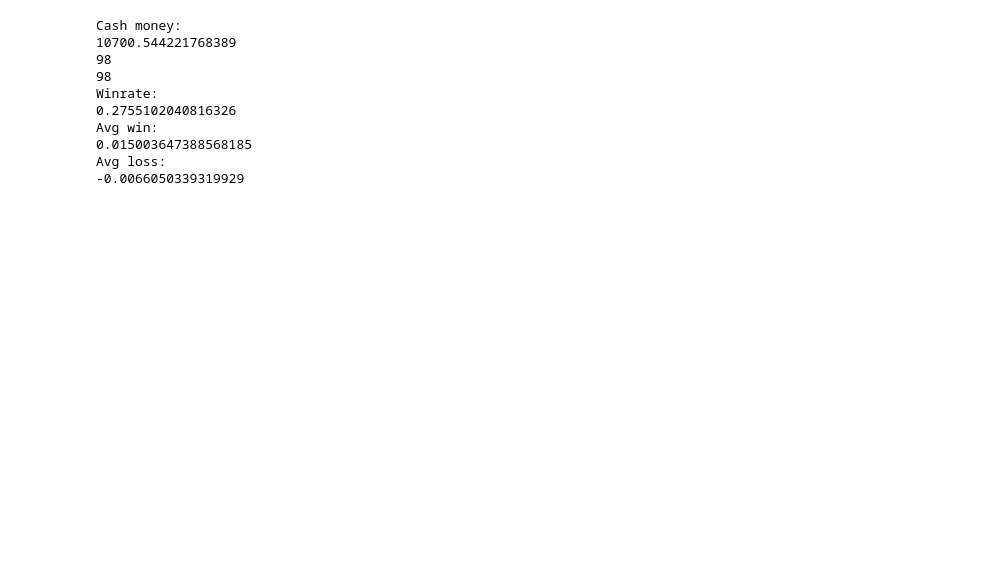
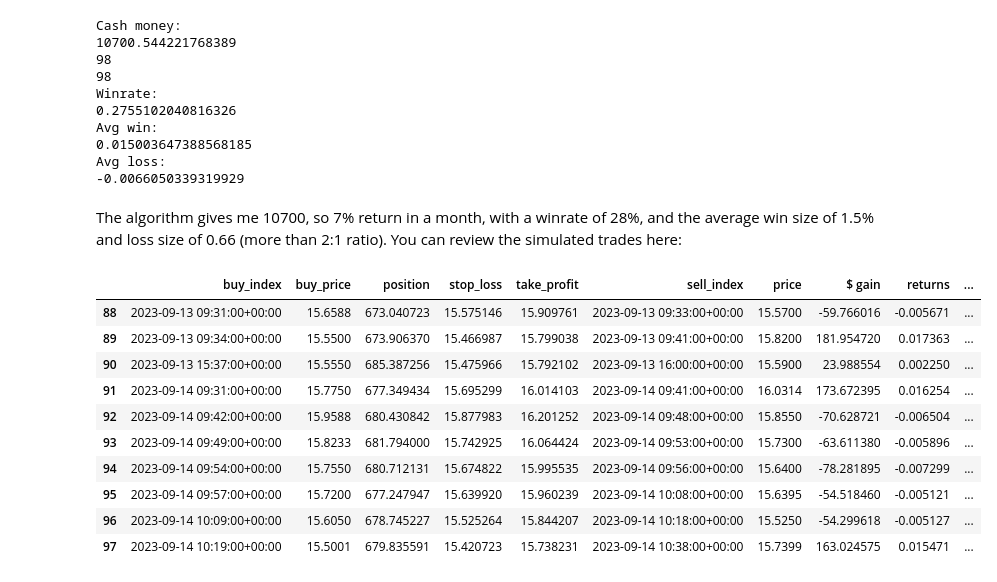
Before and after one commit to e-gluzman/algo-trading, a Jupyter notebook: trading_ml_model_showcase.ipynb, the cells around one changed output. Saved outputs shown, nothing was run; the diff lists cells and outputs as text; code cells hidden in the pictures; blank space fills up the shorter version.

```diff
--- a/trading_ml_model_showcase.ipynb
+++ b/trading_ml_model_showcase.ipynb
@@ -202,8 +184,0 @@ model_features = ['minutes_open', '30_min_bin', 'last_30_min', 'returns_vol_std_
-# %%
-# hand picked features by logic
-model_features = ['swing_high_pct_12', 'volume_macd_pct_12_100',
-       'swing_low_pct_50', 'macd_pct_26_100',
-       'swing_low_pct_100', 'swing_high_pct_100', 'vol_std_pct_100',
-       'exp_ema_pct_abs_shift_50', 'swing_high_pct_26',
-       'exp_pct_volatility_50', 'volume_macd_pct_26_100', '30_min_bin',
-       'vol_std_pct_26', 'minutes_open']
@@ -240,9 +193,0 @@ weighted avg       0.70      0.75      0.72      8577
-# %%
-# which features are most useful for our predictions?
-# for my model, the most useful features turned out to be minutes_open (how long the market has been open)
-# and the volume_macd_pct_60_150 - the MACD for 60 and 150 minutes expressed as pct.
-# this example also shows that relying solely on feature selection algorithms is not a good idea
-# as it identified three features with highly overlapping information
-# volume_macd_pct_60_150, ema_volume_vol_std_60_150 and volume_macd_60_150 are the same feature with different transformations, so its best to pick one
-pd.set_option('display.max_rows',1000)
-pd.Series(model.feature_importances_,index=model.feature_names_in_).sort_values()
@@ -327,3 +304,13 @@ Avg loss:
+# %%
+# hand picked features by logic
+model_features = [
+    'swing_high_pct_12', 'swing_low_pct_50','swing_low_pct_100', 'swing_high_pct_100','swing_high_pct_26',
+    'volume_macd_pct_12_100','volume_macd_pct_26_100', 'macd_pct_26_100',
+    'vol_std_pct_100', 'vol_std_pct_26',
+    'exp_ema_pct_abs_shift_50', 'exp_pct_volatility_50',
+    '30_min_bin', 'minutes_open'
+    ]
+model_features = model_features + ['barrier']
 # %%
 ypred, model_index,model = models.predict_barrier(hist,
                                                   features = model_features,
@@ -407,4 +383,0 @@ Avg loss:
-# %%
-# review simulated trades
-trades['date'] = trades.buy_index.apply(lambda x: x.date())
-trades.tail(50)
@@ -414,0 +384,16 @@ show_trades(hist,trades,day='2023-04-11')
+# %% [markdown]
+The algorithm gives me 10700, so 7% return in a month, with a winrate of 28%, and the average win size of 1.5% and loss size of 0.66 (more than 2:1 ratio). You can review the simulated trades here:
+# %%
+trades[0].tail(10)
+# %% [output]
+|  | buy_index | buy_price | position | stop_loss | take_profit | sell_index | price | $ gain | returns | ... |
+| 88 | 2023-09-13 09:31:00+00:00 | 15.6588 | 673.040723 | 15.575146 | 15.909761 | 2023-09-13 09:33:00+00:00 | 15.5700 | -59.766016 | -0.005671 | ... |
+| 89 | 2023-09-13 09:34:00+00:00 | 15.5500 | 673.906370 | 15.466987 | 15.799038 | 2023-09-13 09:41:00+00:00 | 15.8200 | 181.954720 | 0.017363 | ... |
+| 90 | 2023-09-13 15:37:00+00:00 | 15.5550 | 685.387256 | 15.475966 | 15.792102 | 2023-09-13 16:00:00+00:00 | 15.5900 | 23.988554 | 0.002250 | ... |
+| 91 | 2023-09-14 09:31:00+00:00 | 15.7750 | 677.349434 | 15.695299 | 16.014103 | 2023-09-14 09:41:00+00:00 | 16.0314 | 173.672395 | 0.016254 | ... |
+| 92 | 2023-09-14 09:42:00+00:00 | 15.9588 | 680.430842 | 15.877983 | 16.201252 | 2023-09-14 09:48:00+00:00 | 15.8550 | -70.628721 | -0.006504 | ... |
+| 93 | 2023-09-14 09:49:00+00:00 | 15.8233 | 681.794000 | 15.742925 | 16.064424 | 2023-09-14 09:53:00+00:00 | 15.7300 | -63.611380 | -0.005896 | ... |
+| 94 | 2023-09-14 09:54:00+00:00 | 15.7550 | 680.712131 | 15.674822 | 15.995535 | 2023-09-14 09:56:00+00:00 | 15.6400 | -78.281895 | -0.007299 | ... |
+| 95 | 2023-09-14 09:57:00+00:00 | 15.7200 | 677.247947 | 15.639920 | 15.960239 | 2023-09-14 10:08:00+00:00 | 15.6395 | -54.518460 | -0.005121 | ... |
+| 96 | 2023-09-14 10:09:00+00:00 | 15.6050 | 678.745227 | 15.525264 | 15.844207 | 2023-09-14 10:18:00+00:00 | 15.5250 | -54.299618 | -0.005127 | ... |
+| 97 | 2023-09-14 10:19:00+00:00 | 15.5001 | 679.835591 | 15.420723 | 15.738231 | 2023-09-14 10:38:00+00:00 | 15.7399 | 163.024575 | 0.015471 | ... |
```
Also changed, not shown: parts of 42 cells of this notebook, 1 other file.
